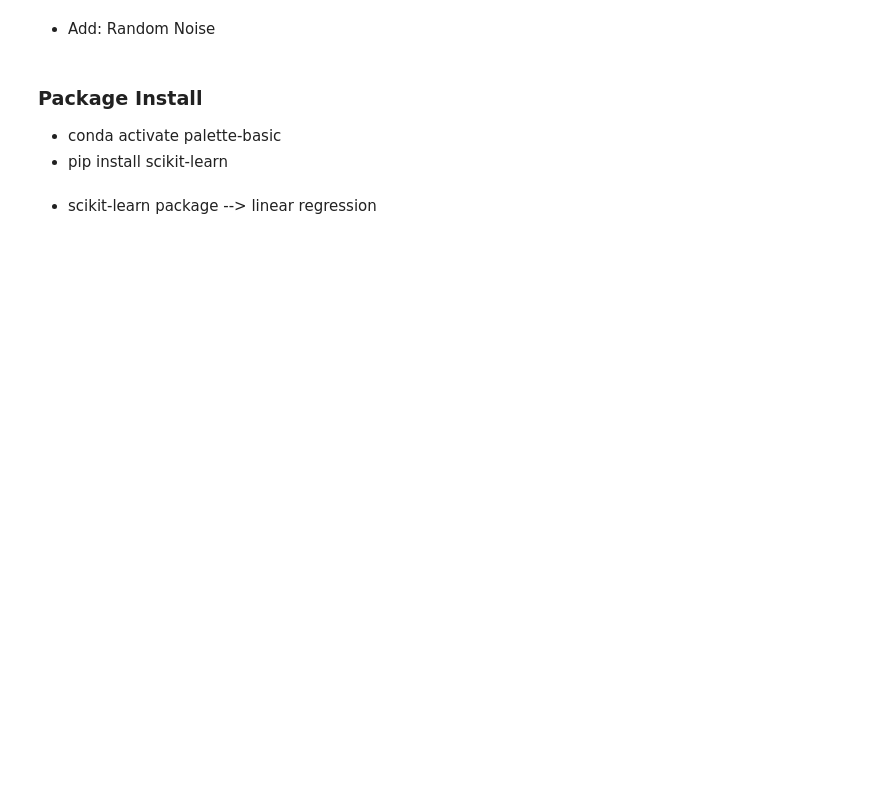
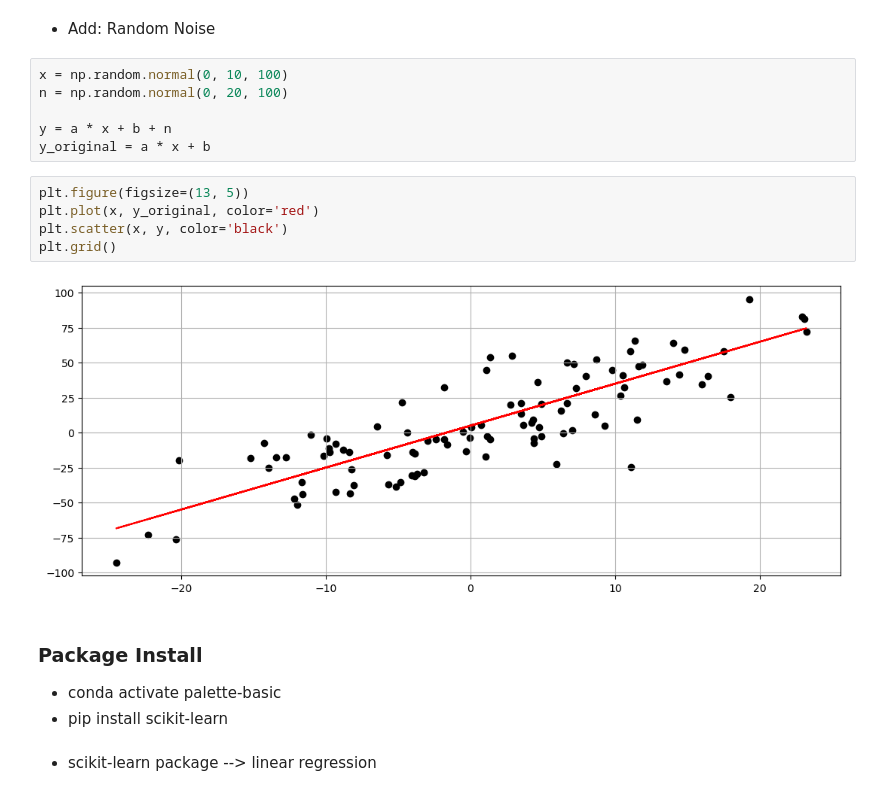
Before and after one commit to yeseuly/Python-palette, a Jupyter notebook: bigdata/day-01/submit/day-01_yeseuly.ipynb, the cells around one changed output. Drawn from its saved outputs; the diff is of its cells as text; blank space fills up the shorter version.

```diff
--- a/bigdata/day-01/submit/day-01_yeseuly.ipynb
+++ b/bigdata/day-01/submit/day-01_yeseuly.ipynb
@@ -45,5 +106,18 @@ b = 5
 # %% [markdown]
 - Add: Random Noise
+# %%
+x = np.random.normal(0, 10, 100)
+n = np.random.normal(0, 20, 100)
+
+y = a * x + b + n
+y_original = a * x + b
+# %%
+plt.figure(figsize=(13, 5))
+plt.plot(x, y_original, color='red')
+plt.scatter(x, y, color='black')
+plt.grid()
+# %% [output]
+[figure, added]
 # %% [markdown]
 ### Package Install
 
```
Also changed, not shown: parts of 10 cells of this notebook.
